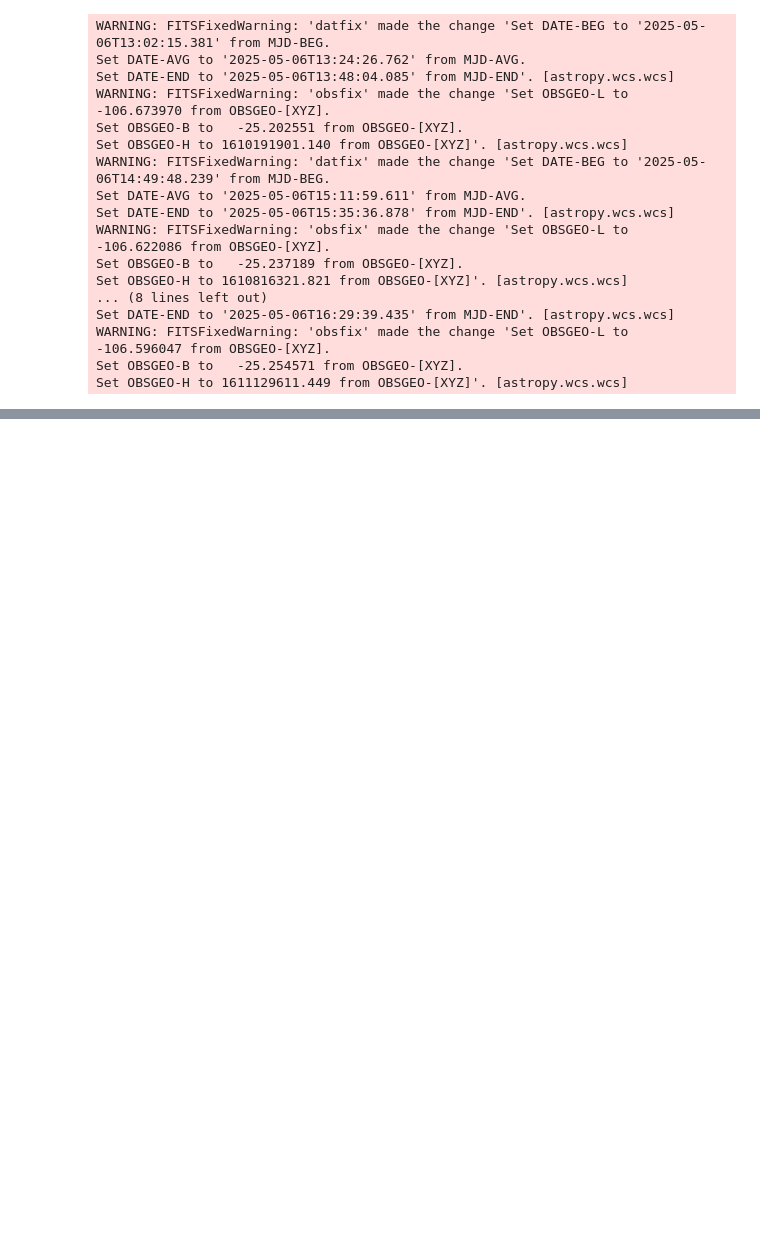
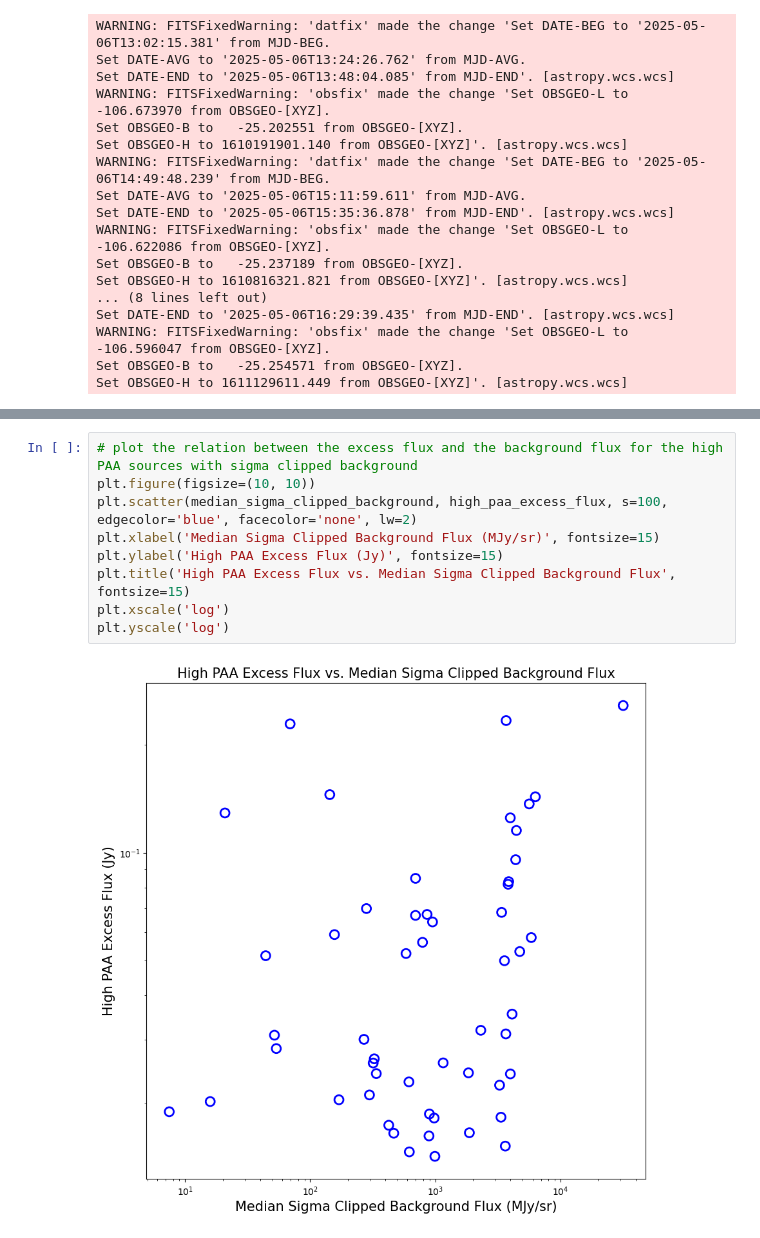
Before and after one commit to tyoo37/w51_nircam, a Jupyter notebook: analysis/HII_regions/unresolved_HII_regions.ipynb, the cells around one changed output, grey strips where cells are left out. Drawn from its saved outputs; the diff is of its cells as text; blank space fills up the shorter version.

```diff
--- a/analysis/HII_regions/unresolved_HII_regions.ipynb
+++ b/analysis/HII_regions/unresolved_HII_regions.ipynb
@@ -552,0 +654,11 @@ Set OBSGEO-H to 1610191901.140 from OBSGEO-[XYZ]'. [astropy.wcs.wcs]
+# %%
+# plot the relation between the excess flux and the background flux for the high PAA sources with sigma clipped background
+plt.figure(figsize=(10, 10))
+plt.scatter(median_sigma_clipped_background, high_paa_excess_flux, s=100, edgecolor='blue', facecolor='none', lw=2)
+plt.xlabel('Median Sigma Clipped Background Flux (MJy/sr)', fontsize=15)
+plt.ylabel('High PAA Excess Flux (Jy)', fontsize=15)
+plt.title('High PAA Excess Flux vs. Median Sigma Clipped Background Flux', fontsize=15)
+plt.xscale('log')
+plt.yscale('log')
+# %% [output]
+[figure, added]
```
Also changed, not shown: parts of 7 cells of this notebook, 16 other files.
